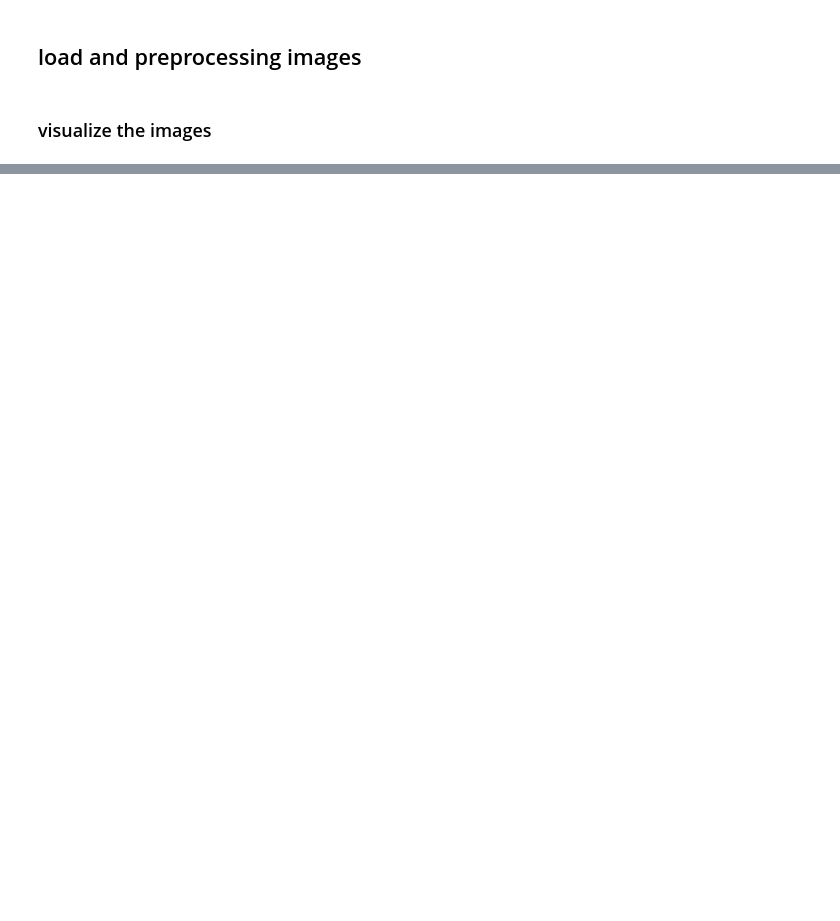
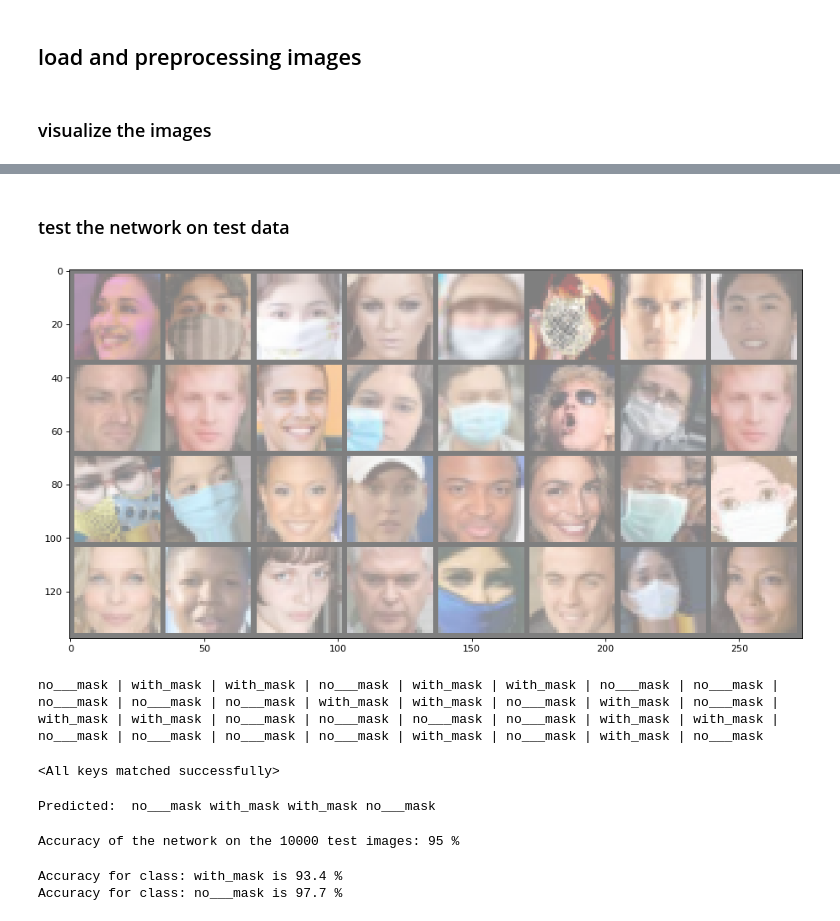
Before and after one commit to DaliDalmas/face-mask-identification-system, a Jupyter notebook: lab/training/training cnn 1.ipynb, the cells around one changed output, grey strips where cells are left out. Cells and saved outputs as stored; diff of their text form; code cells hidden in the pictures; blank space fills up the shorter version.

```diff
--- a/lab/training/training cnn 1.ipynb
+++ b/lab/training/training cnn 1.ipynb
@@ -98,0 +121,20 @@ print('Finished Training')
+# %% [markdown]
+### test the network on test data
+# %%
+dataiter = iter(testloader)
+images, labels = dataiter.next()
+# %%
+imshow(torchvision.utils.make_grid(images))
+print(' | '.join(f'\n{classes[labels[j-1]]}' if ((j-1)%8==0)&(j!=1)
+                 else f'{classes[labels[j-1]]}' for j in range(1, batch_size+1)))
+# %% [output]
+[figure, added]
+no___mask | with_mask | with_mask | no___mask | with_mask | with_mask | no___mask | no___mask |
+no___mask | no___mask | no___mask | with_mask | with_mask | no___mask | with_mask | no___mask |
+with_mask | with_mask | no___mask | no___mask | no___mask | no___mask | with_mask | with_mask |
+no___mask | no___mask | no___mask | no___mask | with_mask | no___mask | with_mask | no___mask
+# %%
+net = CNN()
+net.load_state_dict(torch.load(MODEL_PATH))
+# %% [output]
+<All keys matched successfully>
@@ -98,0 +143,49 @@ print('Finished Training')
+# %%
+_, predicted = torch.max(outputs, 1)
+
+print('Predicted: ', ' '.join(f'{classes[predicted[j]]:5s}'
+                              for j in range(4)))
+# %% [output]
+Predicted:  no___mask with_mask with_mask no___mask
+# %%
+correct = 0
+total = 0
+# since we're not training, we don't need to calculate the gradients for our outputs
+with torch.no_grad():
+    for data in testloader:
+        images, labels = data
+        # calculate outputs by running images through the network
+        outputs = net(images)
+        # the class with the highest energy is what we choose as prediction
+        _, predicted = torch.max(outputs.data, 1)
+        total += labels.size(0)
+        correct += (predicted == labels).sum().item()
+
+print(f'Accuracy of the network on the 10000 test images: {100 * correct // total} %')
+# %% [output]
+Accuracy of the network on the 10000 test images: 95 %
+# %%
+# prepare to count predictions for each class
+correct_pred = {classname: 0 for classname in classes}
+total_pred = {classname: 0 for classname in classes}
+
+# again no gradients needed
+with torch.no_grad():
+    for data in testloader:
+        images, labels = data
+        outputs = net(images)
+        _, predictions = torch.max(outputs, 1)
+        # collect the correct predictions for each class
+        for label, prediction in zip(labels, predictions):
+            if label == prediction:
+                correct_pred[classes[label]] += 1
+            total_pred[classes[label]] += 1
+
+
+# print accuracy for each class
+for classname, correct_count in correct_pred.items():
+    accuracy = 100 * float(correct_count) / total_pred[classname]
+    print(f'Accuracy for class: {classname:5s} is {accuracy:.1f} %')
+# %% [output]
+Accuracy for class: with_mask is 93.4 %
+Accuracy for class: no___mask is 97.7 %
```
Also changed, not shown: parts of 10 cells of this notebook, 2 other files.
